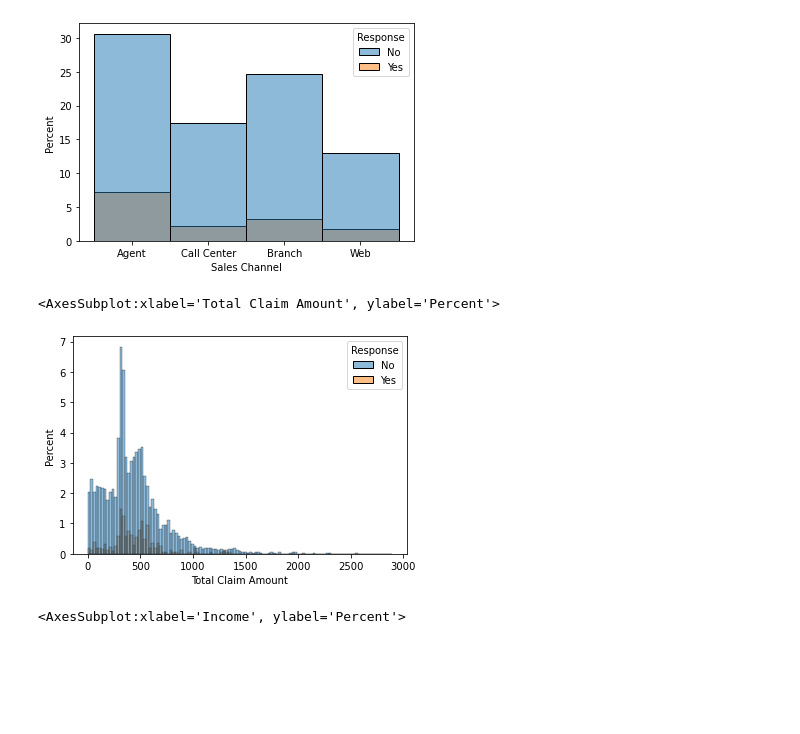
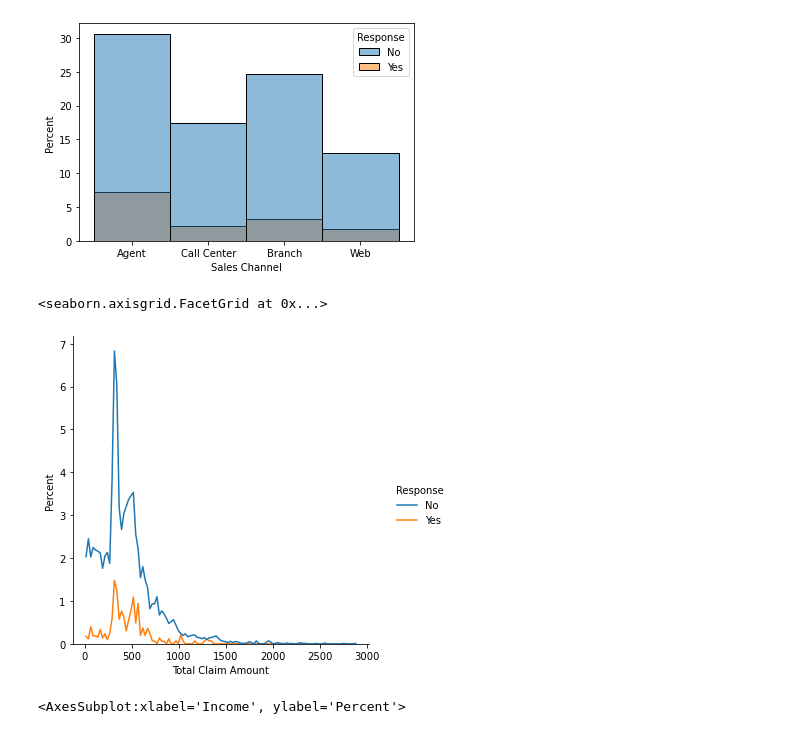
Before and after one commit to AgnesaP/lab-customer-analysis-round-2, a Jupyter notebook: lab4 .ipynb, the cells around one changed output. Saved outputs shown, nothing was run; the diff lists cells and outputs as text; code cells hidden in the pictures; blank space fills up the shorter version.

```diff
--- a/lab4 .ipynb
+++ b/lab4 .ipynb
@@ -75,10 +75,13 @@ sns.histplot(data=df, x='Sales Channel', hue='Response', stat='percent')
 # %%
 #Show a plot of the response rate by the total claim amount.
 
-sns.histplot(data=df, x='Total Claim Amount', hue='Response', stat='percent')
+sns.displot(
+    data=df, x="Total Claim Amount", hue="Response",
+    kind="hist", stat="percent", element="poly", fill=False
+)
 # %% [output]
-<AxesSubplot:xlabel='Total Claim Amount', ylabel='Percent'>
+<seaborn.axisgrid.FacetGrid at 0x...>
-[figure, old version]
+[figure, new version]
 # %%
 #Show a plot of the response rate by income
 
```
Also changed, not shown: parts of 2 cells of this notebook, 1 other file.
